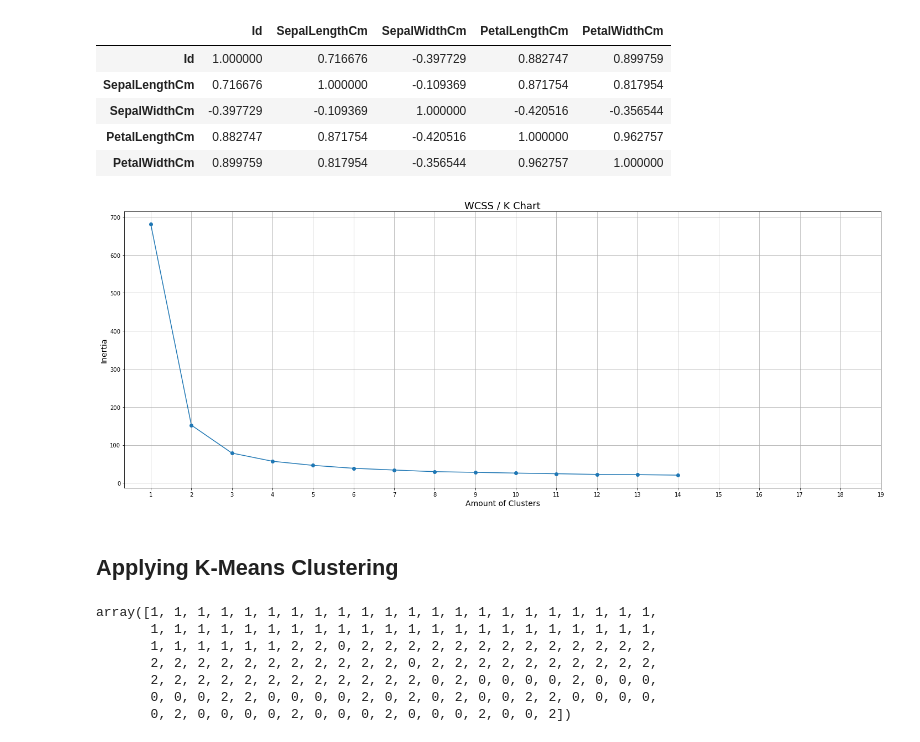
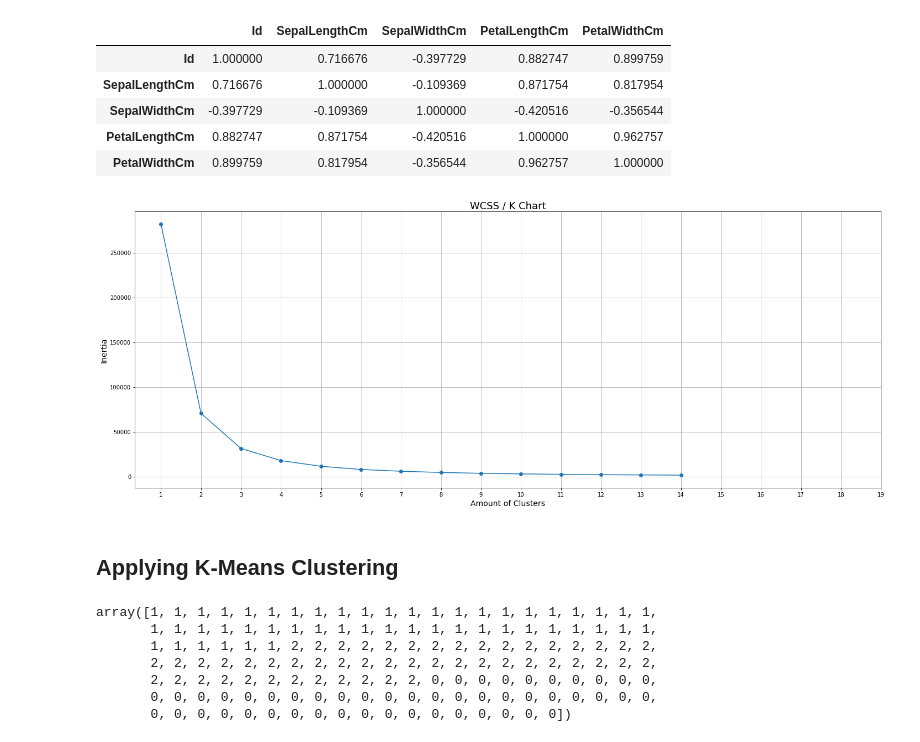
Before and after one commit to MaiShantanuHu/Sparks-Foundation-GRIP-Tasks, a Jupyter notebook: Task-3/Task-3.ipynb, the cells around one changed output. Saved outputs shown, nothing was run; the diff lists cells and outputs as text; code cells hidden in the pictures.

```diff
--- a/Task-3/Task-3.ipynb
+++ b/Task-3/Task-3.ipynb
@@ -53,25 +53,26 @@ df.corr(method="pearson")
 | PetalWidthCm | 0.899759 | 0.817954 | -0.356544 | 0.962757 | 1.000000 |
 # %%
 from sklearn.cluster import KMeans
-x = df[["SepalLengthCm", "SepalWidthCm", "PetalLengthCm", "PetalWidthCm"]]
+
+x = df.iloc[:,[0,1,2,3]].values
 wcss = []
 for k in range(1,15):
     kmeans = KMeans(n_clusters=k)
     kmeans.fit(x)
     wcss.append(kmeans.inertia_)
 
 
 plt.figure(figsize=(20,8))
 plt.title("WCSS / K Chart", fontsize=18)
 plt.plot(range(1,15),wcss,"-o")
 plt.grid(True)
 plt.xlabel("Amount of Clusters",fontsize=14)
 plt.ylabel("Inertia",fontsize=14)
 plt.xticks(range(1,20))
 plt.tight_layout()
 plt.show()
 # %% [output]
-[figure, old version]
+[figure, new version]
 # %% [markdown]
 ## Applying K-Means Clustering
 # %%
@@ -81,9 +82,9 @@ pred_kmeans
 # %% [output]
 array([1, 1, 1, 1, 1, 1, 1, 1, 1, 1, 1, 1, 1, 1, 1, 1, 1, 1, 1, 1, 1, 1,
        1, 1, 1, 1, 1, 1, 1, 1, 1, 1, 1, 1, 1, 1, 1, 1, 1, 1, 1, 1, 1, 1,
-       1, 1, 1, 1, 1, 1, 2, 2, 0, 2, 2, 2, 2, 2, 2, 2, 2, 2, 2, 2, 2, 2,
-       2, 2, 2, 2, 2, 2, 2, 2, 2, 2, 2, 0, 2, 2, 2, 2, 2, 2, 2, 2, 2, 2,
-       2, 2, 2, 2, 2, 2, 2, 2, 2, 2, 2, 2, 0, 2, 0, 0, 0, 0, 2, 0, 0, 0,
-       0, 0, 0, 2, 2, 0, 0, 0, 0, 2, 0, 2, 0, 2, 0, 0, 2, 2, 0, 0, 0, 0,
-       0, 2, 0, 0, 0, 0, 2, 0, 0, 0, 2, 0, 0, 0, 2, 0, 0, 2])
+       1, 1, 1, 1, 1, 1, 2, 2, 2, 2, 2, 2, 2, 2, 2, 2, 2, 2, 2, 2, 2, 2,
+       2, 2, 2, 2, 2, 2, 2, 2, 2, 2, 2, 2, 2, 2, 2, 2, 2, 2, 2, 2, 2, 2,
+       2, 2, 2, 2, 2, 2, 2, 2, 2, 2, 2, 2, 0, 0, 0, 0, 0, 0, 0, 0, 0, 0,
+       0, 0, 0, 0, 0, 0, 0, 0, 0, 0, 0, 0, 0, 0, 0, 0, 0, 0, 0, 0, 0, 0,
+       0, 0, 0, 0, 0, 0, 0, 0, 0, 0, 0, 0, 0, 0, 0, 0, 0, 0])
 # %%
```
Also changed, not shown: parts of 1 cell of this notebook.
